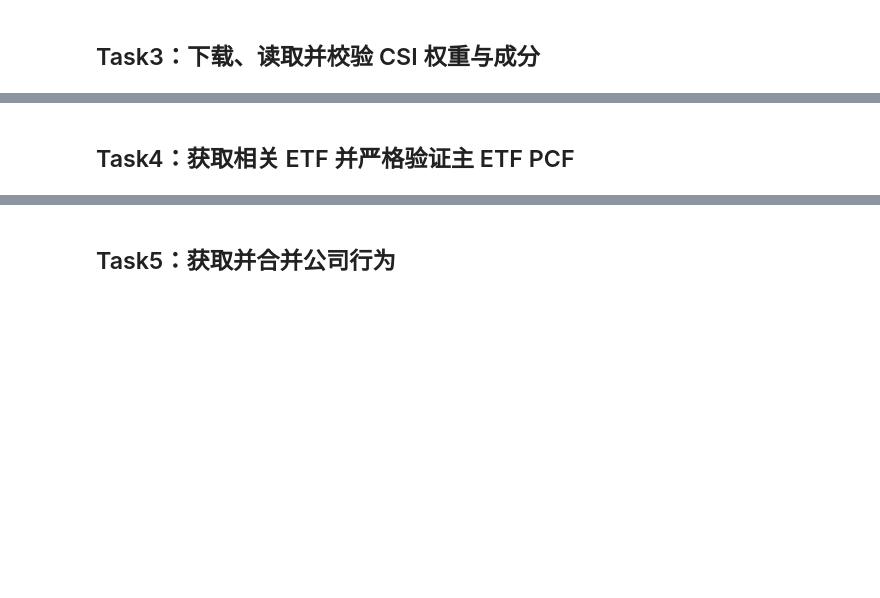
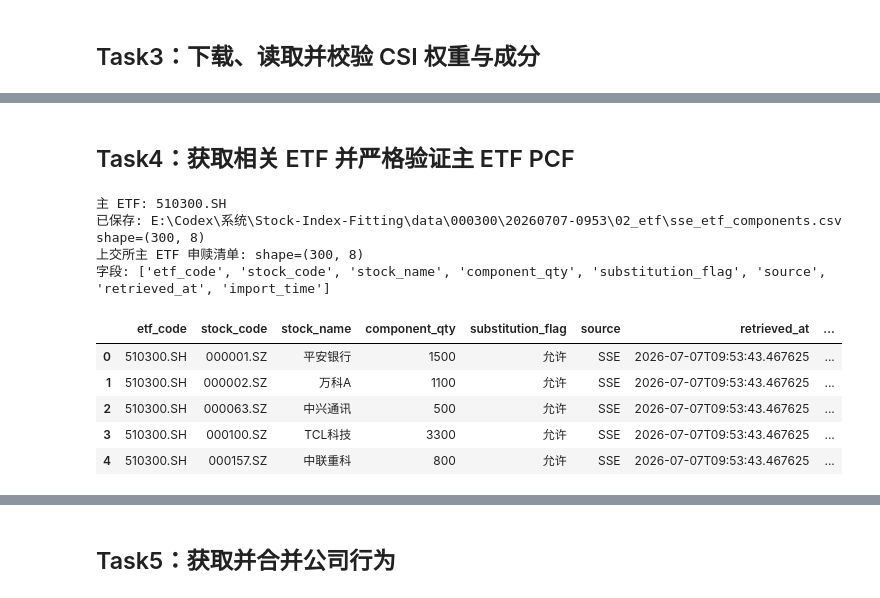
Before and after one commit to Wang-Bingjie-nus/Stock-Index-Fitting, a Jupyter notebook: stock_index_fitting_gogoal_v7.ipynb, the cells around one changed output, grey strips where cells are left out. Cells and saved outputs as stored; diff of their text form; code cells hidden in the pictures; blank space fills up the shorter version.

```diff
--- a/stock_index_fitting_gogoal_v7.ipynb
+++ b/stock_index_fitting_gogoal_v7.ipynb
@@ -627,2 +583,0 @@ standardized CSI weights: shape=(300, 5)
-# %% [markdown]
-## Task4：获取相关 ETF 并严格验证主 ETF PCF
@@ -830,0 +584,61 @@ standardized CSI weights: shape=(300, 5)
+# %% [markdown]
+## Task4：获取相关 ETF 并严格验证主 ETF PCF
+# %%
+# Task4 — ETF 申赎清单（SSE / SZSE 双源）
+resolved_etf = index_meta.get("primary_etf", "")
+if not resolved_etf:
+    warnings.warn(f"指数 {INDEX_CODE} 未配置 primary_etf，跳过 Task4。")
+    print("⏭️ Task4 跳过")
+else:
+    print(f"主 ETF: {resolved_etf}")
+
+    if resolved_etf.endswith(".SH"):
+        etf_code_digits = resolved_etf.split(".")[0]
+        scraper = SseEtfPcfScraper()
+        try:
+            df_components, df_basic, _ = scraper.scrape_etfs([etf_code_digits], {})
+            if df_components.empty:
+                warnings.warn(f"SSE PCF 返回空: {resolved_etf}")
+            else:
+                df_pcf_out = df_components.rename(columns={
+                    "证券代码": "stock_code",
+                    "证券简称": "stock_name",
+                    "股票数量_股": "component_qty",
+                    "现金替代标志": "substitution_flag",
+                })
+                df_pcf_out["stock_code"] = df_pcf_out["stock_code"].map(normalize_stock_code)
+                df_pcf_out["etf_code"] = resolved_etf
+                df_pcf_out["source"] = "SSE"
+                df_pcf_out["retrieved_at"] = datetime.now().isoformat()
+                df_pcf_out["import_time"] = import_time
+                out_cols = ["etf_code", "stock_code", "stock_name", "component_qty",
+                           "substitution_flag", "source", "retrieved_at", "import_time"]
+                df_pcf_out = df_pcf_out[[c for c in out_cols if c in df_pcf_out.columns]]
+                save_csv(df_pcf_out, paths["sse_pcf"])
+                show_frame("上交所主 ETF 申赎清单", df_pcf_out)
+        except Exception as e:
+            warnings.warn(f"SSE PCF 爬取失败（不阻断主流程）: {e}")
+
+    elif resolved_etf.endswith(".SZ"):
+        etf_code_digits = resolved_etf.split(".")[0]
+        try:
+            df_pcf_out = fetch_szse_pcf(etf_code_digits, first_fitting_date)
+            df_pcf_out["stock_code"] = df_pcf_out["stock_code"].map(normalize_stock_code)
+            df_pcf_out["import_time"] = import_time
+            save_csv(df_pcf_out, paths["szse_pcf"])
+            show_frame("深交所主 ETF 申赎清单", df_pcf_out)
+        except Exception as e:
+            warnings.warn(f"SZSE PCF 爬取失败（不阻断主流程）: {e}")
+    else:
+        warnings.warn(f"主 ETF 后缀无法识别: {resolved_etf}")
+# %% [output]
+主 ETF: 510300.SH
+已保存: E:\Codex\系统\Stock-Index-Fitting\data\000300\20260707-0953\02_etf\sse_etf_components.csv shape=(300, 8)
+上交所主 ETF 申赎清单: shape=(300, 8)
+字段: ['etf_code', 'stock_code', 'stock_name', 'component_qty', 'substitution_flag', 'source', 'retrieved_at', 'import_time']
+|  | etf_code | stock_code | stock_name | component_qty | substitution_flag | source | retrieved_at | ... |
+| 0 | 510300.SH | 000001.SZ | 平安银行 | 1500 | 允许 | SSE | 2026-07-07T09:53:43.467625 | ... |
+| 1 | 510300.SH | 000002.SZ | 万科A | 1100 | 允许 | SSE | 2026-07-07T09:53:43.467625 | ... |
+| 2 | 510300.SH | 000063.SZ | 中兴通讯 | 500 | 允许 | SSE | 2026-07-07T09:53:43.467625 | ... |
+| 3 | 510300.SH | 000100.SZ | TCL科技 | 3300 | 允许 | SSE | 2026-07-07T09:53:43.467625 | ... |
+| 4 | 510300.SH | 000157.SZ | 中联重科 | 800 | 允许 | SSE | 2026-07-07T09:53:43.467625 | ... |
```
Also changed, not shown: parts of 27 cells of this notebook, 10 other files.
